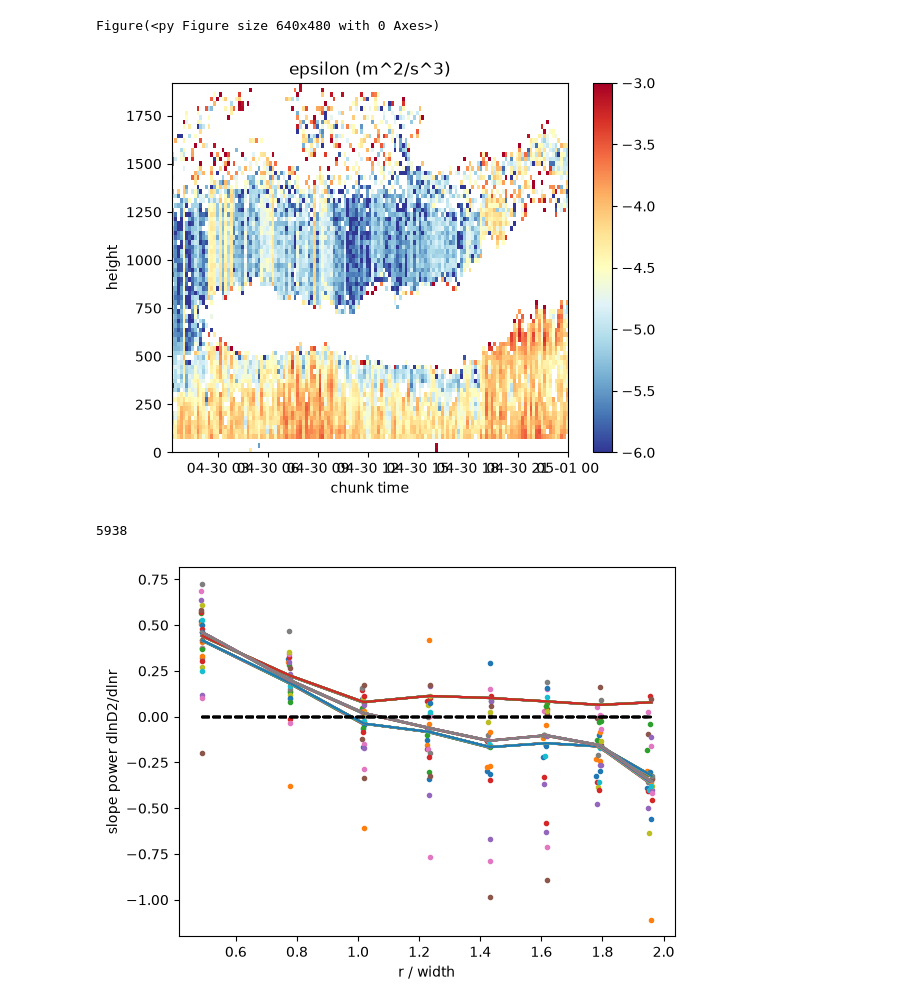
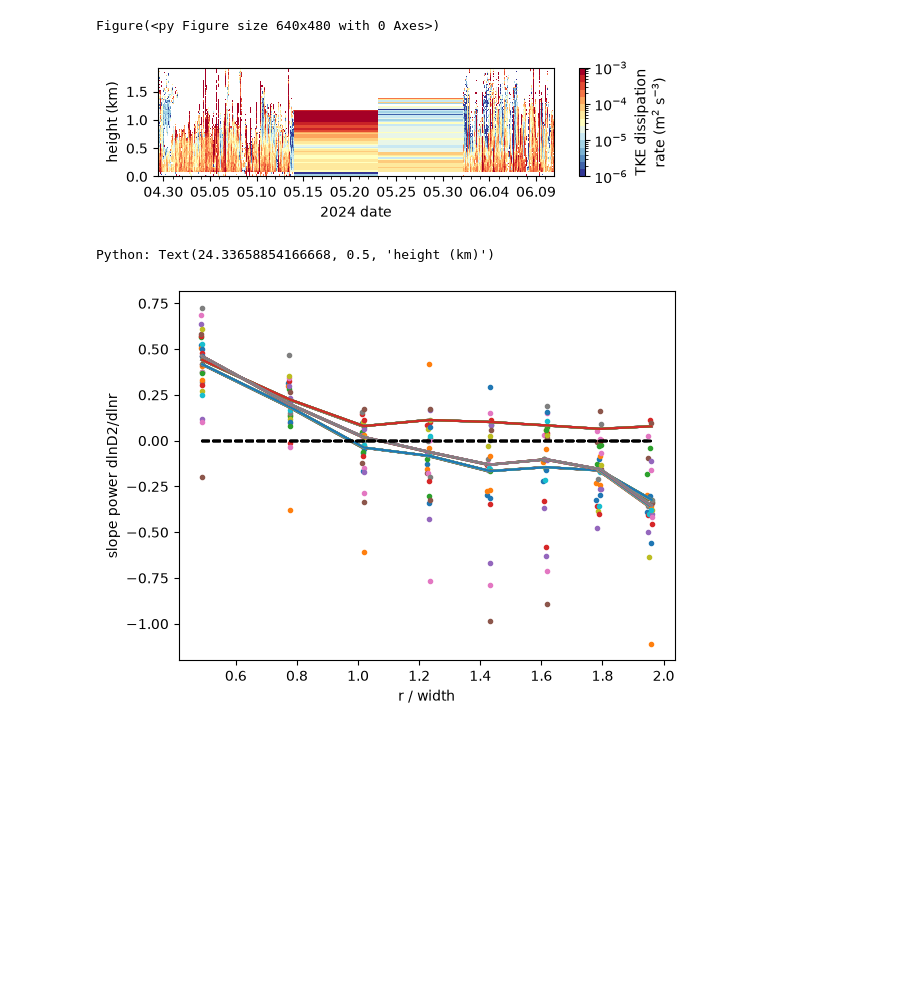
Before and after one commit to deszoeke/lidar, a Jupyter notebook: ASTRAL2024/lidar_turbulence_production.ipynb, the cells around one changed output. Cells and saved outputs as stored; diff of their text form; code cells hidden in the pictures; blank space fills up the shorter version.

```diff
--- a/ASTRAL2024/lidar_turbulence_production.ipynb
+++ b/ASTRAL2024/lidar_turbulence_production.ipynb
@@ -2487,21 +2487,35 @@ Figure(<py Figure size 640x480 with 0 Axes>)
 # %%
 # plot epsilon
 function plot_epsilon(epsi, dtime_st, height)
     filt_eps(x) = x > 0 ? x : NaN
     it = findall(any(epsi.>0, dims=2)[:])
-    pcolormesh(dtime_st[it[3:end]], height,
-        log10.(filt_eps.(epsi[it[3:end],:]))';
-        vmin=-6, vmax=-3,
-        cmap=ColorMap("RdYlBu_r"), shading="auto", rasterized=true)
-    colorbar()
-    title("epsilon (m^2/s^3)");
-    xlabel("chunk time"); ylabel("height")
+    cmap = get_cmap("RdYlBu_r", 15)
+    norm = PythonPlot.matplotlib.colors.LogNorm(vmin=1e-6, vmax=1e-3)
+    mdates = PythonPlot.matplotlib.dates
+    date_fmt = mdates.DateFormatter("%m.%d")
+    minor_locator = mdates.DayLocator(interval=1)      # Tick every single day
+    major_locator = mdates.DayLocator(interval=5)      # Tick/Label every 5 days (change to 7 if preferred)
+
+    ax = gca()
+    ax.xaxis.set_major_locator(major_locator)
+    ax.xaxis.set_minor_locator(minor_locator)
+    ax.xaxis.set_major_formatter(date_fmt)
+    pc = pcolormesh(dtime_st[it[3:end]], height/1e3,
+        filt_eps.(epsi[it[3:end],:])';
+        norm=norm,
+        cmap=cmap, shading="auto", rasterized=true)
+    cb = fig.colorbar(pc, ax=ax)
+    cb.set_label("TKE dissipation\nrate (m\$^2\$ s\$^{-3}\$)")
+    # ax.set_title("epsilon (m^2/s^3)");
+    ax.set_xlabel("2024 date"); ylabel("height (km)")
 end
+
+gcf()
+subplot(3,1,1)
 plot_epsilon(epsi, dtime_st, height)
-length(dtime_st)
 # %% [output]
-[figure, old version]
+[figure, new version]
-5938
+Python: Text(24.33658854166668, 0.5, 'height (km)')
 # %%
 # examine structure functions
 # D2bin, rhobin
```
Also changed, not shown: 18 other files.
